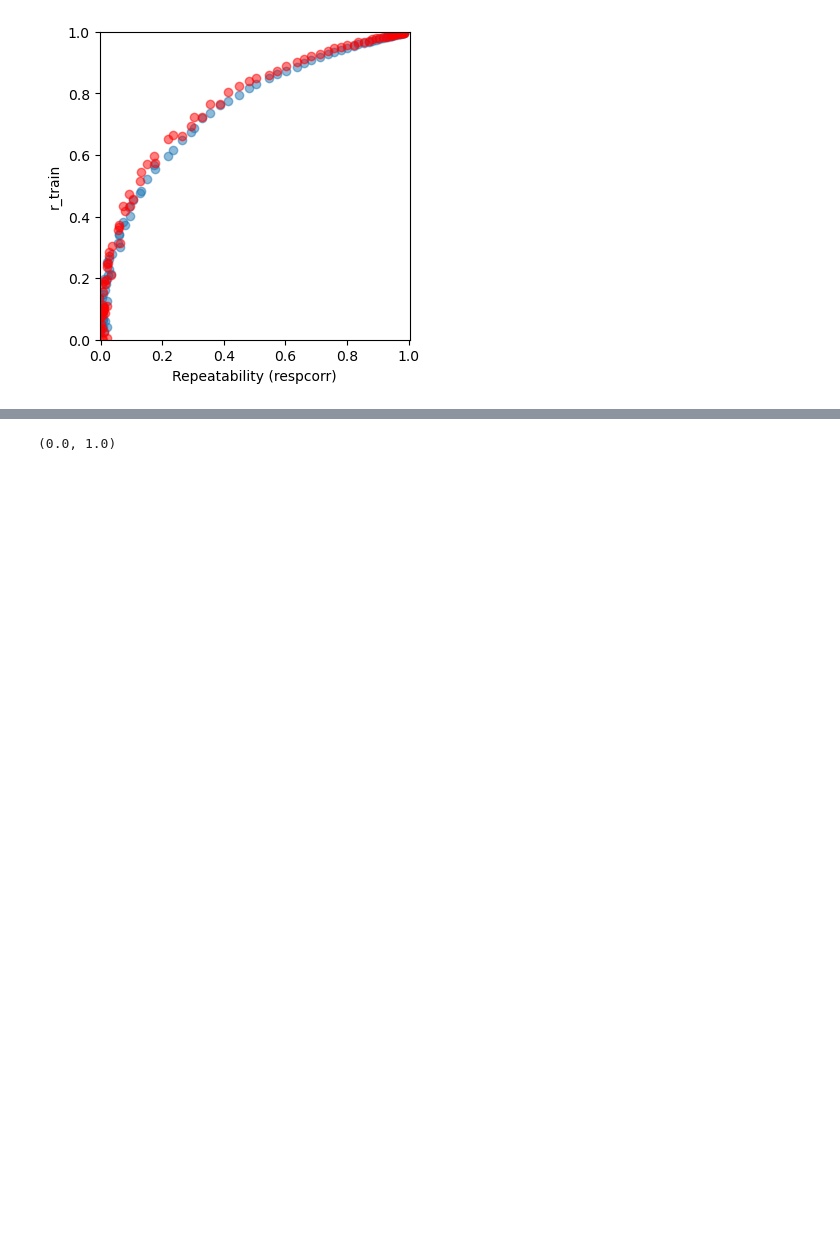
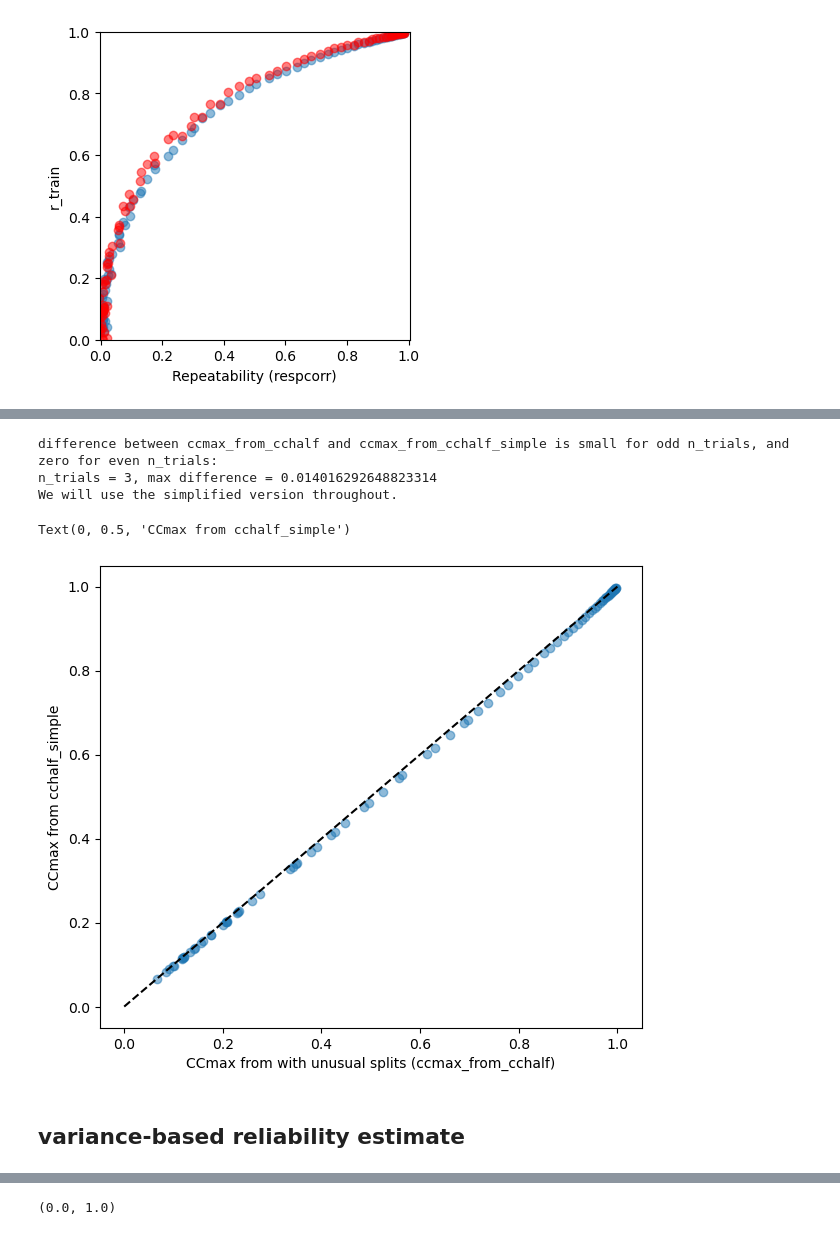
Before and after one commit to katonage/waven2, a Jupyter notebook: waven2/tests notebooks/noise_test.ipynb, the cells around one changed output, grey strips where cells are left out. Drawn from its saved outputs; the diff is of its cells as text; code cells hidden in the pictures; blank space fills up the shorter version.

```diff
--- a/waven2/tests notebooks/noise_test.ipynb
+++ b/waven2/tests notebooks/noise_test.ipynb
@@ -157,0 +181,67 @@ Ignoring fixed x limits to fulfill fixed data aspect with adjustable data limits
+# %%
+# accounting for uneven splits in ccmax_from_cchalf
+def ccmax_from_cchalf(CChalf, n_trials):
+    """
+    Convert split-half response correlation to CCmax **calculating unusual splits**.
+
+    For even n_trials this reduces to:
+        CCmax = sqrt(2*CChalf / (1 + CChalf))
+
+    For odd n_trials it uses the actual near-half split sizes:
+        1 vs 2 for 3 trials
+        2 vs 3 for 5 trials
+    """
+    CChalf = np.asarray(CChalf, dtype=float)
+
+    m = n_trials // 2
+    n = n_trials - m
+
+    CCmax = np.full_like(CChalf, np.nan, dtype=float)
+
+    valid = np.isfinite(CChalf) & (CChalf > 0) & (CChalf < 1)
+
+    c = CChalf[valid]
+    c2 = c ** 2
+
+    a = 1 / m
+    b = 1 / n
+
+    # Estimate signal/noise ratio q = signal_power / single_trial_noise_power
+    # from correlation between m-trial and n-trial averages.
+    numerator = c2 * (a + b) + np.sqrt(
+        c2**2 * (a + b)**2 + 4 * (1 - c2) * c2 * a * b
+    )
+    denominator = 2 * (1 - c2)
+    q = numerator / denominator
+
+    # Reliability of the full N-trial averaged response.
+    rel_N = q / (q + 1 / n_trials)
+
+    CCmax[valid] = np.sqrt(rel_N)
+
+    # Near-perfect case.
+    CCmax[CChalf >= 1] = 1.0
+
+    return CCmax
+
+ccmax_corr=ccmax_from_cchalf(respcorr, n_trials)
+
+
+print("difference between ccmax_from_cchalf and ccmax_from_cchalf_simple is small for odd n_trials, and zero for even n_trials:")
+print(f"n_trials = {n_trials}, max difference = {np.nanmax(np.abs(ccmax_corr - CCmax))}")
+print("We will use the simplified version throughout.")
+# %% [output]
+difference between ccmax_from_cchalf and ccmax_from_cchalf_simple is small for odd n_trials, and zero for even n_trials:
+n_trials = 3, max difference = 0.014016292648823314
+We will use the simplified version throughout.
+# %%
+fig, ax = plt.subplots(figsize=(7, 6))
+ax.scatter(ccmax_corr, CCmax, alpha=0.5, label="CCmax from cchalf simplified")
+ax.plot([0, 1], [0, 1], color="black", linestyle="--")
+ax.set_xlabel("CCmax from with unusual splits (ccmax_from_cchalf)")
+ax.set_ylabel("CCmax from cchalf_simple")
+# %% [output]
+Text(0, 0.5, 'CCmax from cchalf_simple')
+[figure, added]
+# %% [markdown]
+## variance-based reliability estimate
```
Also changed, not shown: parts of 9 cells of this notebook, 2 other files.
